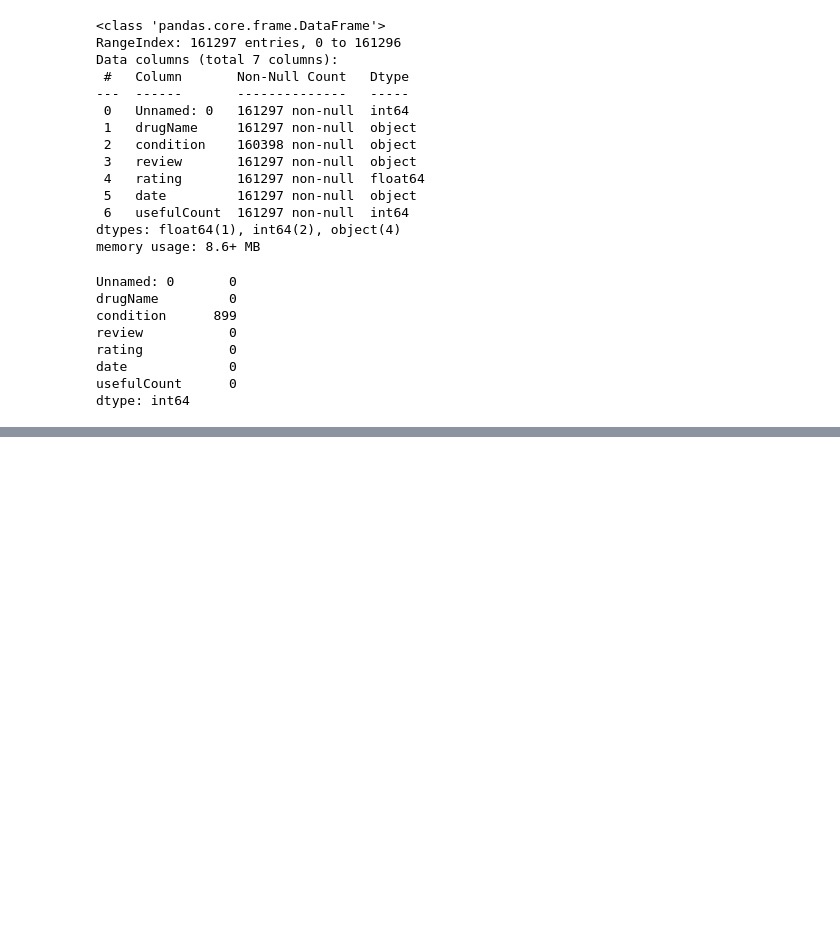
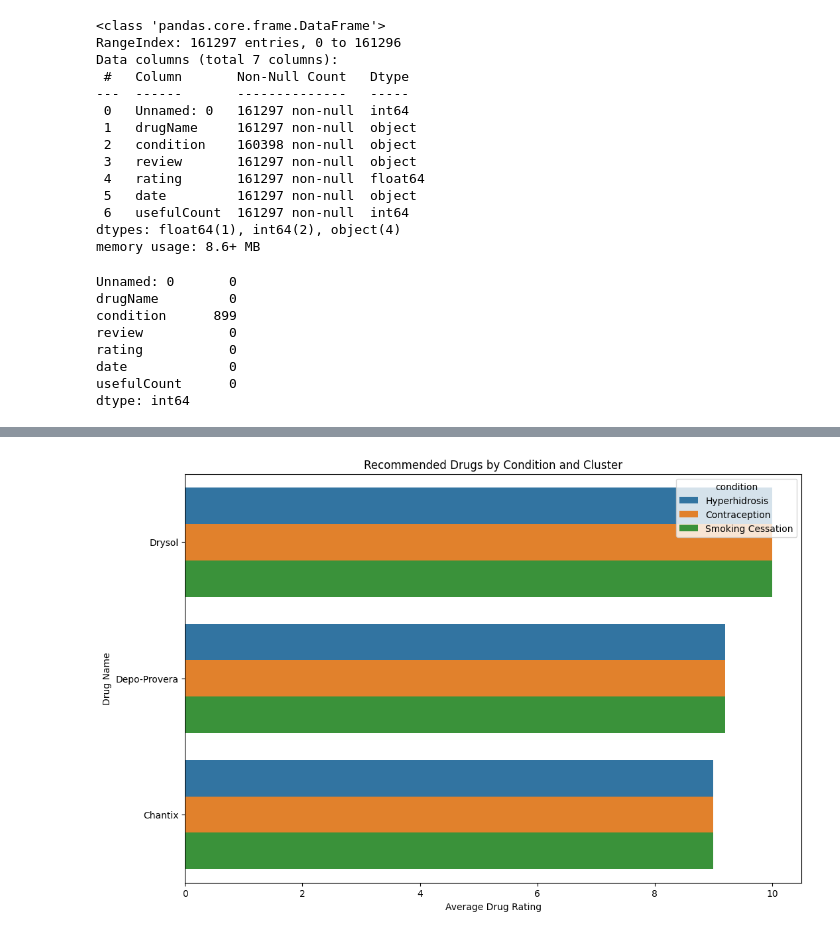
Before and after one commit to walethewave/Patient-Experience-Clustering, a Jupyter notebook: Patient.ipynb, the cells around one changed output, grey strips where cells are left out. Cells and saved outputs as stored; diff of their text form; code cells hidden in the pictures; blank space fills up the shorter version.

Commit message:
using k means for clustering

```diff
--- a/Patient.ipynb
+++ b/Patient.ipynb
@@ -70,0 +350,26 @@ from sklearn.feature_extraction.text import TfidfTransformer
+# %%
+#'cluster_label' is the column from clustering
+clustered_data = train_data[['drugName', 'condition', 'rating', 'cluster_label']]
+# %%
+# Group data by clusters and drugs
+cluster_drug_ratings = clustered_data.groupby(['cluster_label', 'drugName'])['rating'].mean().reset_index()
+
+# Sort within each cluster
+top_drugs_per_cluster = cluster_drug_ratings.sort_values(['cluster_label', 'rating'], ascending=[True, False])
+# %%
+# Group data by clusters and conditions
+cluster_condition_ratings = clustered_data.groupby(['cluster_label', 'condition'])['rating'].mean().reset_index()
+
+# Sort within each cluster
+top_conditions_per_cluster = cluster_condition_ratings.sort_values(['cluster_label', 'rating'], ascending=[True, False])
+# %%
+# Merge the top drugs and conditions by cluster
+recommendations = pd.merge(
+    top_drugs_per_cluster,
+    top_conditions_per_cluster,
+    on='cluster_label',
+    suffixes=('_drug', '_condition')
+)
+
+# Filter for highly rated drugs and conditions
+recommendations = recommendations[recommendations['rating_drug'] > 8]
@@ -70,0 +393,17 @@ from sklearn.feature_extraction.text import TfidfTransformer
+# %%
+import seaborn as sns
+import matplotlib.pyplot as plt
+
+plt.figure(figsize=(12, 8))
+sns.barplot(
+    data=recommendations,
+    x='rating_drug',
+    y='drugName',
+    hue='condition'
+)
+plt.title('Recommended Drugs by Condition and Cluster')
+plt.xlabel('Average Drug Rating')
+plt.ylabel('Drug Name')
+plt.show()
+# %% [output]
+[figure, added]
```
Also changed, not shown: parts of 28 cells of this notebook.
